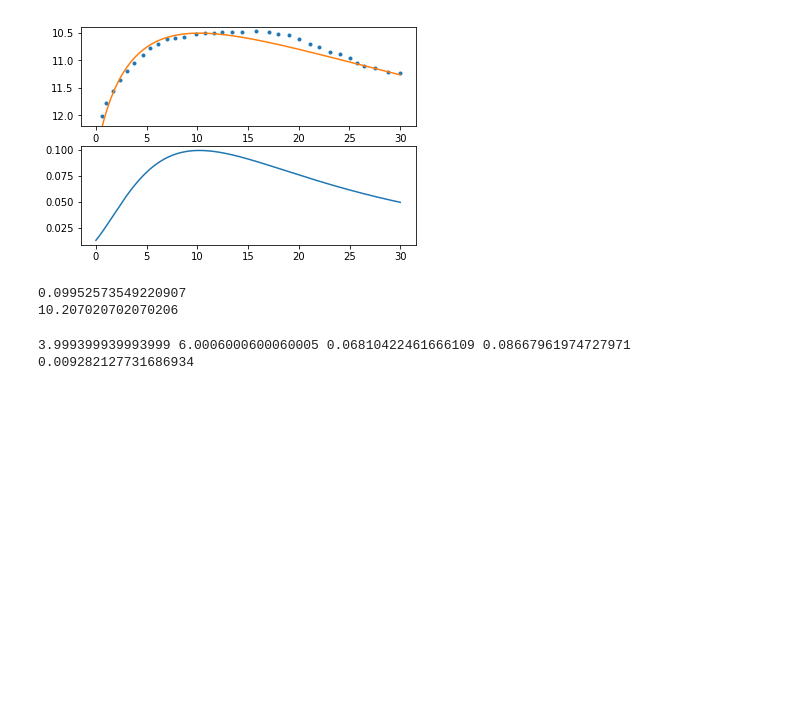
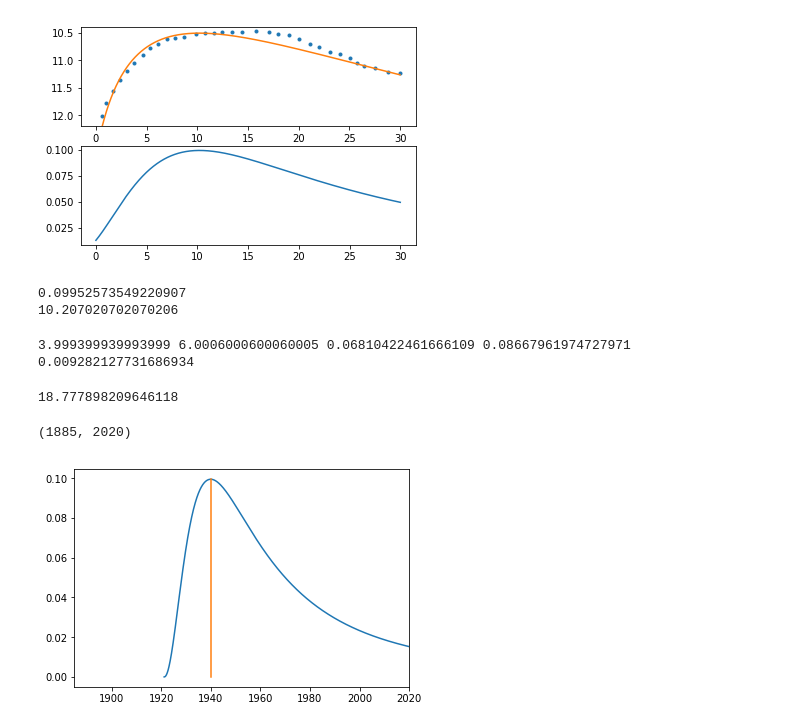
Before and after one commit to ageller/UniviewM82, a Jupyter notebook: rawdata/SN2014JLightCurve.ipynb, the cells around one changed output. Saved outputs shown, nothing was run; the diff lists cells and outputs as text; code cells hidden in the pictures; blank space fills up the shorter version.

Commit message:
trying to shift SN light curve

```diff
--- a/rawdata/SN2014JLightCurve.ipynb
+++ b/rawdata/SN2014JLightCurve.ipynb
@@ -84,3 +84,19 @@ print((lum[x2] - lum[x1])/(tval[x2] - tval[x1]))
 # %% [output]
 3.999399939993999 6.0006000600060005 0.06810422461666109 0.08667961974727971
 0.009282127731686934
+# %%
+#try to shift the light curve so the peak is at a specified time (rather than specifying t0)
+tval = np.linspace(1885, 2020, 10000)
+tb = 20
+t0 = 1940
+tp = tb*(-1.*(a1 + 1.)/(a2 + 1.))**(1./(s*(a1 - a2)))
+print(tp)
+lum2 = SNIaLC(tval, 1., t0 - tp, tb, a1, a2, s)
+f, ax = plt.subplots()
+ax.plot(tval, lum2)
+ax.plot([t0, t0], [0, np.nanmax(lum2)])
+ax.set_xlim(1885, 2020)
+# %% [output]
+18.777898209646118
+(1885, 2020)
+[figure, added]
```
